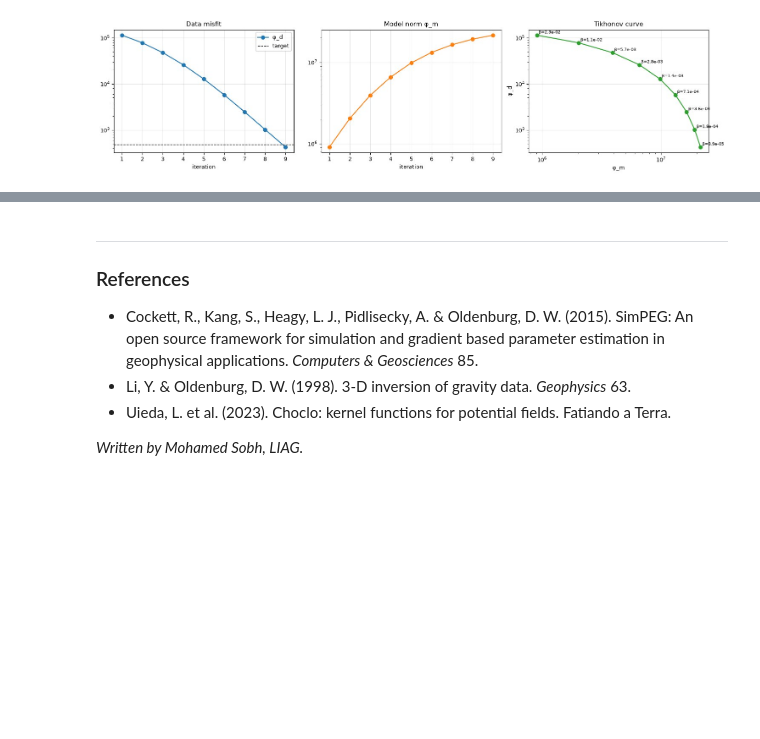
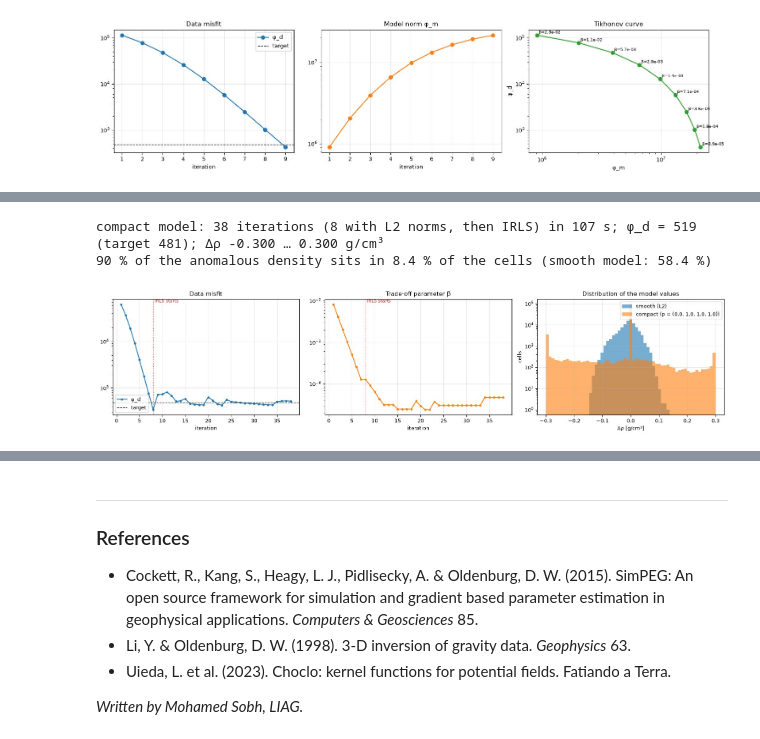
Before and after one commit to MooSobh/MooSobh, a Jupyter notebook: notebooks/06_SimPEG_Gravity_Inversion.ipynb, the cells around one changed output, grey strips where cells are left out. Saved outputs shown, nothing was run; the diff lists cells and outputs as text; code cells hidden in the pictures; blank space fills up the shorter version.

```diff
--- a/notebooks/06_SimPEG_Gravity_Inversion.ipynb
+++ b/notebooks/06_SimPEG_Gravity_Inversion.ipynb
@@ -357 +386,48 @@ plt.show()
+# %%
+# ▶ PROCESSING
+reg_c = regularization.Sparse(mesh, active_cells=active, mapping=model_map, norms=list(NORMS), gradient_type="total")
+opt_c = optimization.ProjectedGNCG(maxIter=100, lower=BOUNDS_COMPACT[0], upper=BOUNDS_COMPACT[1], maxIterLS=20, cg_maxiter=30, cg_rtol=1e-3)
+inv_prob_c = inverse_problem.BaseInvProblem(dmis, reg_c, opt_c)
+irls = directives.UpdateIRLS(f_min_change=F_MIN_CHANGE, max_irls_iterations=MAX_IRLS_ITER, cooling_factor=IRLS_COOLING,
+                             chifact_start=CHI_FACTOR, chifact_target=CHI_FACTOR, verbose=False)
+log = W.iteration_log()
+directive_list_c = [directives.UpdateSensitivityWeights(every_iteration=False), irls,
+                    directives.BetaEstimate_ByEig(beta0_ratio=BETA0_RATIO, random_seed=0),
+                    directives.UpdatePreconditioner(), log]
+tic = time.time()
+with contextlib.redirect_stdout(io.StringIO()):
+    rho = inversion.BaseInversion(inv_prob_c, directiveList=directive_list_c).run(np.zeros(n_active))
+seconds = time.time() - tic
+d_pred = sim.dpred(rho)
+irls_start = irls.metrics.start_irls_iter
+def compactness(m):
+    """share of the cells holding 90 % of the anomalous 'mass' Σ|m|"""
+    a = np.sort(np.abs(m))[::-1]
+    return float(np.searchsorted(np.cumsum(a), 0.9 * a.sum()) / len(a))
+print(f"compact model: {len(log.rows)} iterations ({irls_start} with L2 norms, then IRLS) in {seconds:.0f} s; "
+      f"φ_d = {log.rows[-1]['phi_d']:.0f} (target {CHI_FACTOR * len(d_obs):.0f}); Δρ {rho.min():.3f} … {rho.max():.3f} g/cm³")
+print(f"90 % of the anomalous density sits in {compactness(rho) * 100:.1f} % of the cells (smooth model: {compactness(rho_l2) * 100:.1f} %)")
+# %% [output]
+compact model: 38 iterations (8 with L2 norms, then IRLS) in 107 s; φ_d = 519 (target 481); Δρ -0.300 … 0.300 g/cm³
+90 % of the anomalous density sits in 8.4 % of the cells (smooth model: 58.4 %)
+# %%
+# 📊 RESULT
+it = log.table
+fig, axes = plt.subplots(1, 3, figsize=(16, 3.8))
+axes[0].semilogy(it.iteration, it.phi_d, "o-", ms=3, label="φ_d")
+axes[0].axhline(CHI_FACTOR * len(d_obs), color="k", ls="--", lw=1, label="target")
+axes[1].semilogy(it.iteration, it.beta, "o-", ms=3, color="C1")
+for ax in axes[:2]:
+    ax.axvline(irls_start, color="C3", lw=1, ls=":")
+    ax.text(irls_start, ax.get_ylim()[1], " IRLS starts", color="C3", fontsize=8, va="top")
+axes[0].set(xlabel="iteration", title="Data misfit"); axes[0].legend(loc="lower left")
+axes[1].set(xlabel="iteration", title="Trade-off parameter β")
+bins = np.linspace(min(rho.min(), rho_l2.min()), max(rho.max(), rho_l2.max()), 60)
+axes[2].hist(rho_l2, bins=bins, alpha=0.6, label="smooth (L2)", log=True)
+axes[2].hist(rho, bins=bins, alpha=0.6, label=f"compact (p = {NORMS})", log=True)
+axes[2].set(xlabel="Δρ [g/cm³]", ylabel="cells", title="Distribution of the model values"); axes[2].legend()
+plt.tight_layout()
+plt.show()
+# %% [output]
+[figure, added]
 # %% [markdown]
```
Also changed, not shown: parts of 14 cells of this notebook, 28 other files.
